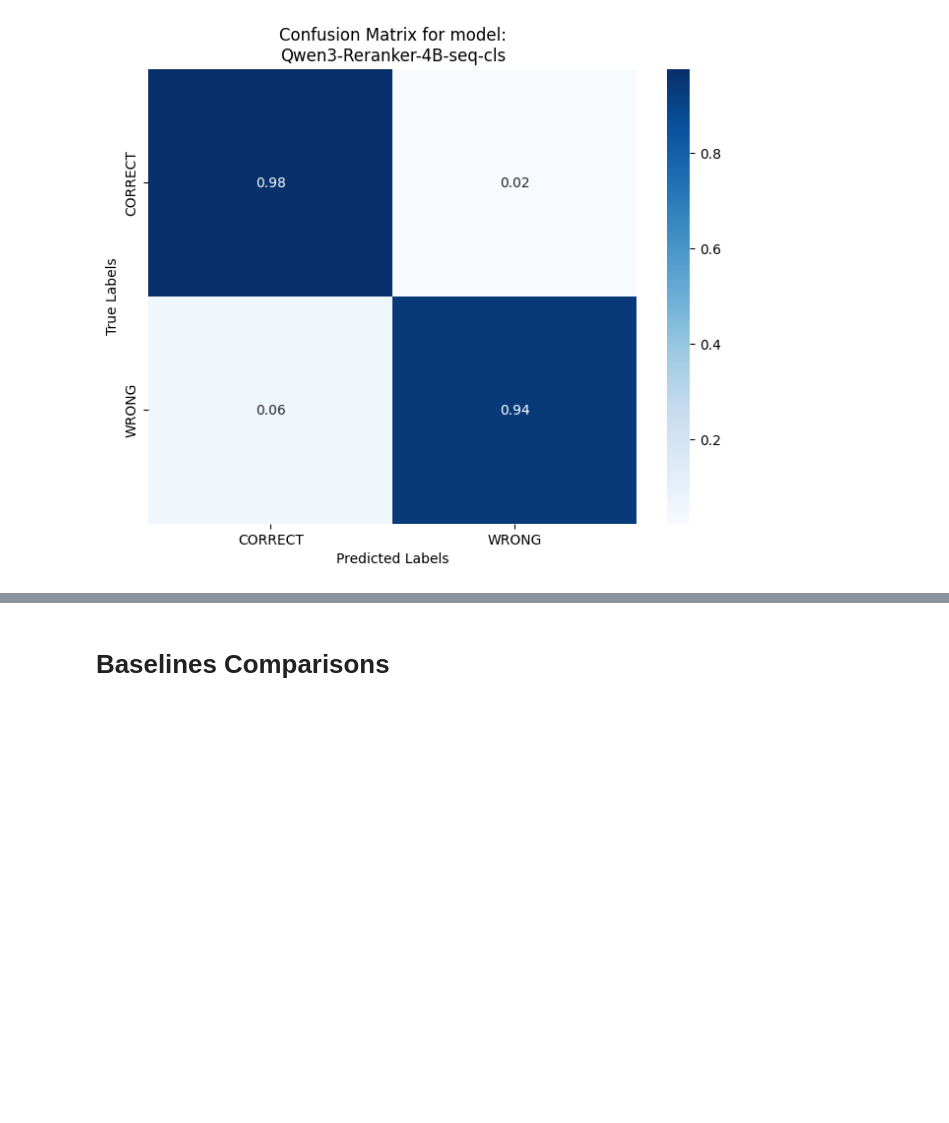
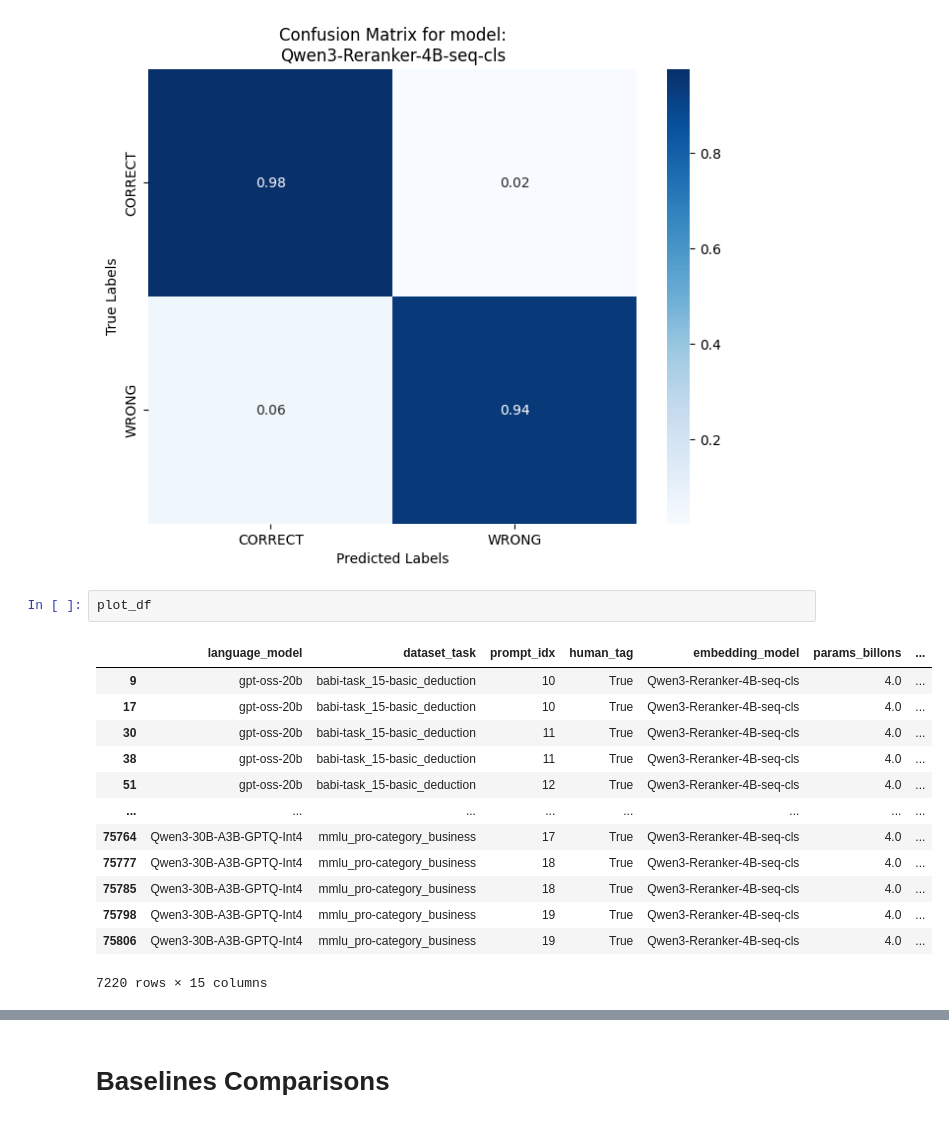
Before and after one commit to pnyxai/a-vert, a Jupyter notebook: notebooks/process_results.ipynb, the cells around one changed output, grey strips where cells are left out. Drawn from its saved outputs; the diff is of its cells as text; blank space fills up the shorter version.

```diff
--- a/notebooks/process_results.ipynb
+++ b/notebooks/process_results.ipynb
@@ -383,3 +489,19 @@ Specificity: 0.94
 F1: 0.98
 Balanced Accuracy: 0.96
 [figure]
+# %%
+plot_df
+# %% [output]
+|  | language_model | dataset_task | prompt_idx | human_tag | embedding_model | params_billons | ... |
+| 9 | gpt-oss-20b | babi-task_15-basic_deduction | 10 | True | Qwen3-Reranker-4B-seq-cls | 4.0 | ... |
+| 17 | gpt-oss-20b | babi-task_15-basic_deduction | 10 | True | Qwen3-Reranker-4B-seq-cls | 4.0 | ... |
+| 30 | gpt-oss-20b | babi-task_15-basic_deduction | 11 | True | Qwen3-Reranker-4B-seq-cls | 4.0 | ... |
+| 38 | gpt-oss-20b | babi-task_15-basic_deduction | 11 | True | Qwen3-Reranker-4B-seq-cls | 4.0 | ... |
+| 51 | gpt-oss-20b | babi-task_15-basic_deduction | 12 | True | Qwen3-Reranker-4B-seq-cls | 4.0 | ... |
+| ... | ... | ... | ... | ... | ... | ... | ... |
+| 75764 | Qwen3-30B-A3B-GPTQ-Int4 | mmlu_pro-category_business | 17 | True | Qwen3-Reranker-4B-seq-cls | 4.0 | ... |
+| 75777 | Qwen3-30B-A3B-GPTQ-Int4 | mmlu_pro-category_business | 18 | True | Qwen3-Reranker-4B-seq-cls | 4.0 | ... |
+| 75785 | Qwen3-30B-A3B-GPTQ-Int4 | mmlu_pro-category_business | 18 | True | Qwen3-Reranker-4B-seq-cls | 4.0 | ... |
+| 75798 | Qwen3-30B-A3B-GPTQ-Int4 | mmlu_pro-category_business | 19 | True | Qwen3-Reranker-4B-seq-cls | 4.0 | ... |
+| 75806 | Qwen3-30B-A3B-GPTQ-Int4 | mmlu_pro-category_business | 19 | True | Qwen3-Reranker-4B-seq-cls | 4.0 | ... |
+7220 rows × 15 columns
```
Also changed, not shown: parts of 14 cells of this notebook, 2 other files.
